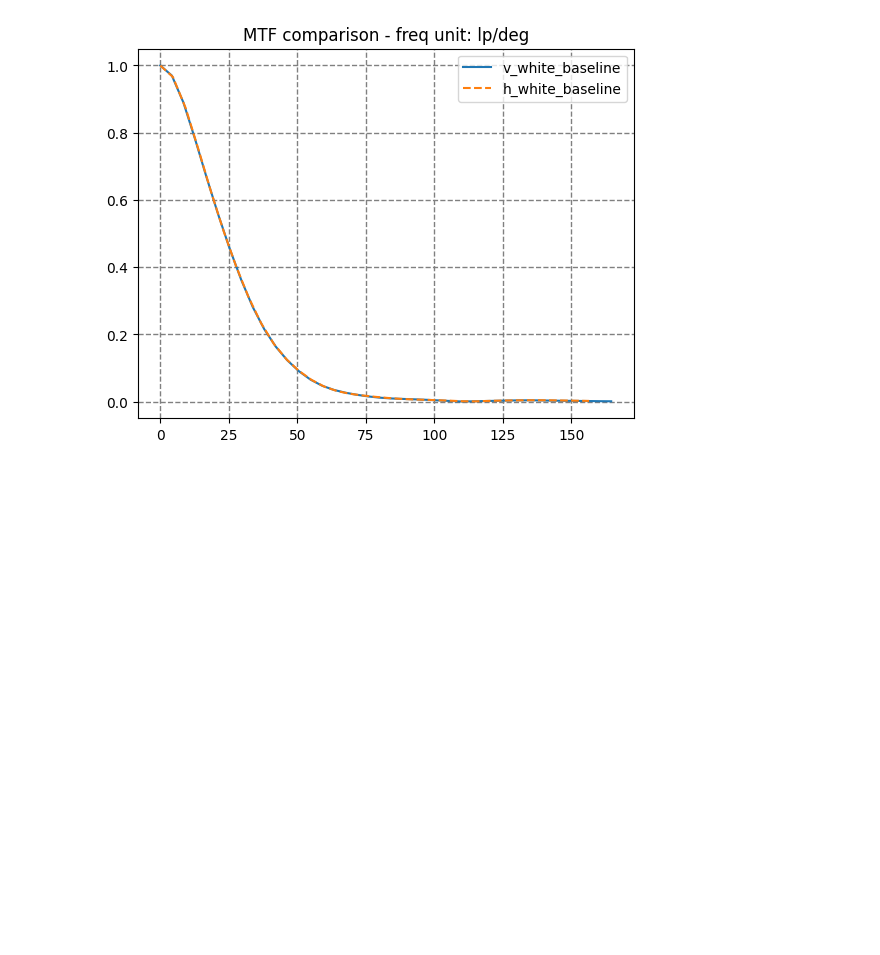
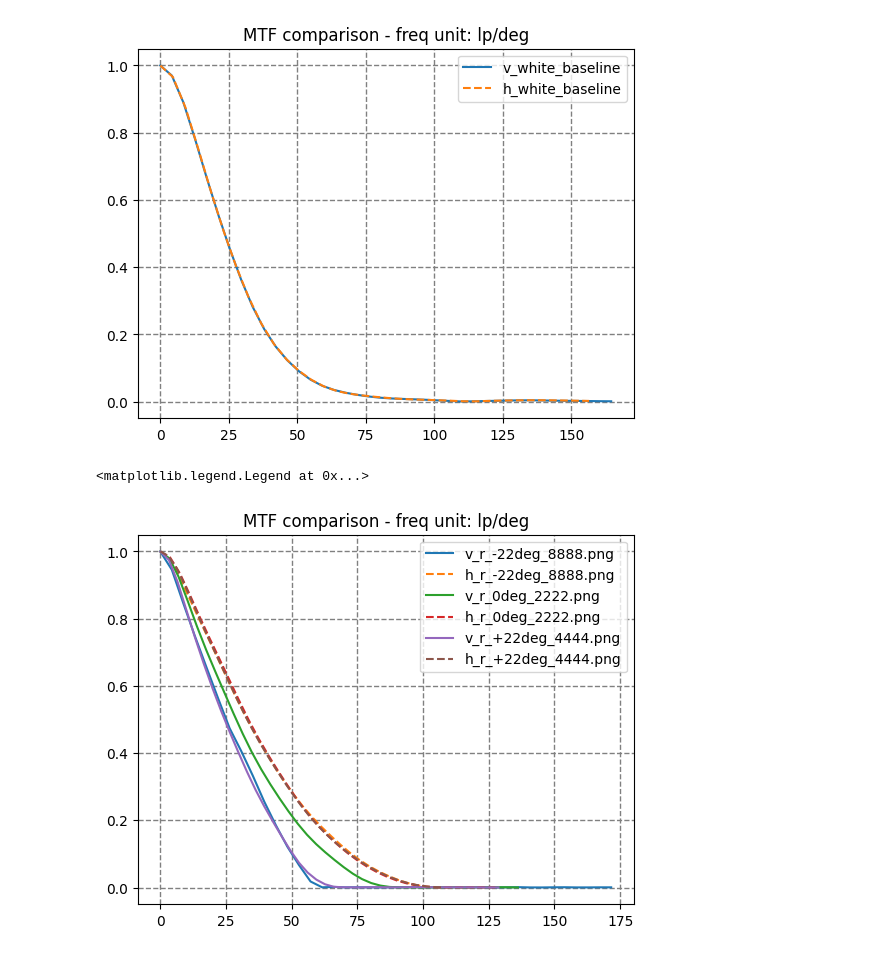
Before and after one commit to lucaswewa/mtf, a Jupyter notebook: test_mtf.ipynb, the cells around one changed output. Saved outputs shown, nothing was run; the diff lists cells and outputs as text; code cells hidden in the pictures; blank space fills up the shorter version.

```diff
--- a/test_mtf.ipynb
+++ b/test_mtf.ipynb
@@ -368,3 +368,22 @@ plt.legend()
 # %% [output]
 <matplotlib.legend.Legend at 0x...>
 [figure]
+# %%
+plt.title('MTF comparison - freq unit: lp/deg')
+freq1, mtf1 = calc_mtf('v_r_-22deg_8888.png', 0, False, 40)
+freq2, mtf2 = calc_mtf('h_r_-22deg_8888.png', 90, False, 35)
+freq3, mtf3 = calc_mtf('v_r_0deg_2222.png', 0, False, 40)
+freq4, mtf4 = calc_mtf('h_r_0deg_2222.png', 90, False, 35)
+freq5, mtf5 = calc_mtf('v_r_+22deg_4444.png', 0, False, 40)
+freq6, mtf6 = calc_mtf('h_r_+22deg_4444.png', 90, False, 35)
+plt.grid(color='gray', linestyle='--', linewidth=1)
+plt.plot(freq1, mtf1, label='v_r_-22deg_8888.png')
+plt.plot(freq2, mtf2, label='h_r_-22deg_8888.png', linestyle="--")
+plt.plot(freq3, mtf3, label='v_r_0deg_2222.png')
+plt.plot(freq4, mtf4, label='h_r_0deg_2222.png', linestyle="--")
+plt.plot(freq5, mtf5, label='v_r_+22deg_4444.png')
+plt.plot(freq6, mtf6, label='h_r_+22deg_4444.png', linestyle="--")
+plt.legend()
+# %% [output]
+<matplotlib.legend.Legend at 0x...>
+[figure, added]
```
Also changed, not shown: 3 other files.
